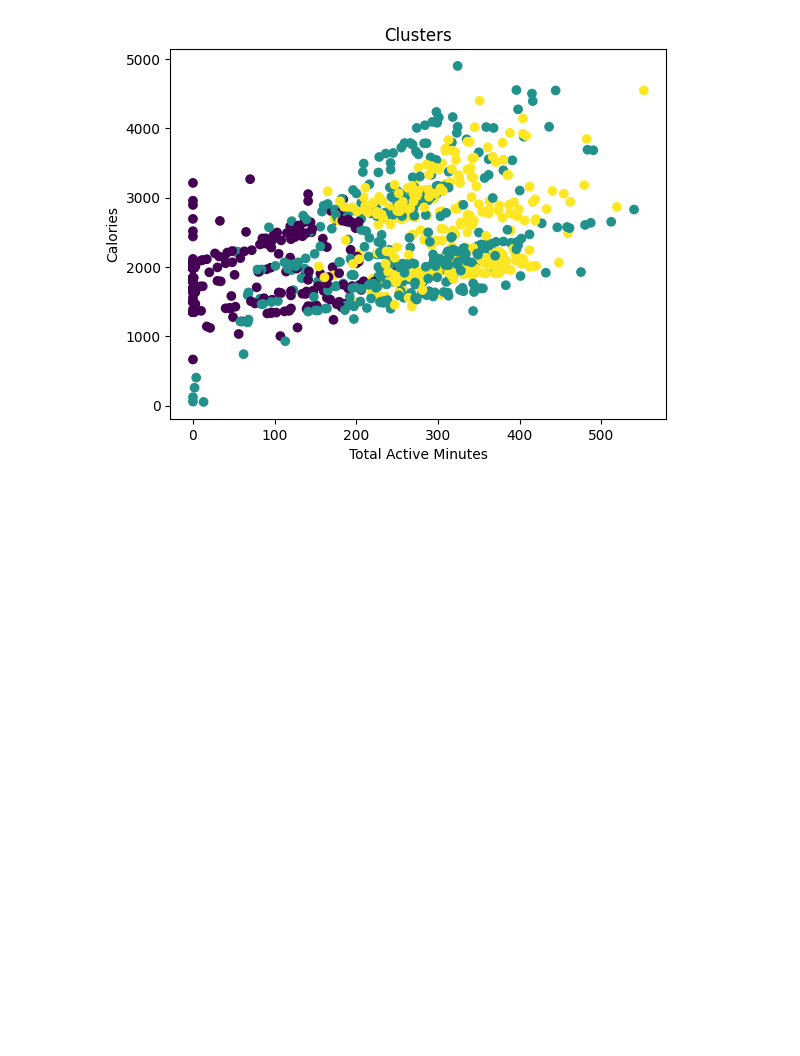
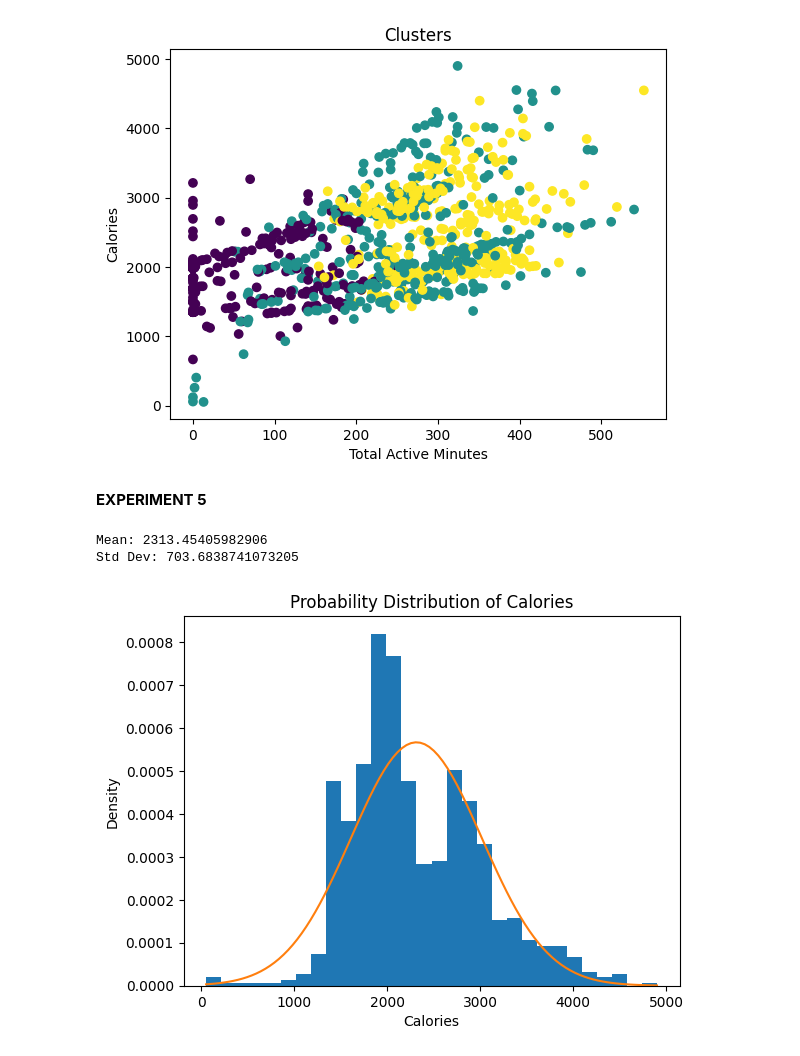
Before and after one commit to le-Affan/data-analytics-mini-project, a Jupyter notebook: src/main.ipynb, the cells around one changed output. Saved outputs shown, nothing was run; the diff lists cells and outputs as text; code cells hidden in the pictures; blank space fills up the shorter version.

Commit message:
experiment 5 added

```diff
--- a/src/main.ipynb
+++ b/src/main.ipynb
@@ -271,3 +271,37 @@ plt.show()
 # %% [output]
 [figure]
 [figure]
+# %% [markdown]
+**EXPERIMENT 5**
+# %%
+import numpy as np
+import matplotlib.pyplot as plt
+from scipy.stats import norm
+
+# random variable
+X = df['Calories']
+
+# mean and std
+mean = X.mean()
+std = X.std()
+
+print("Mean:", mean)
+print("Std Dev:", std)
+
+# generate PDF
+x_values = np.linspace(X.min(), X.max(), 100)
+pdf_values = norm.pdf(x_values, mean, std)
+
+# plot
+plt.hist(X, bins=30, density=True)
+plt.plot(x_values, pdf_values)
+
+plt.xlabel("Calories")
+plt.ylabel("Density")
+plt.title("Probability Distribution of Calories")
+
+plt.show()
+# %% [output]
+Mean: 2313.45405982906
+Std Dev: 703.6838741073205
+[figure, added]
```
